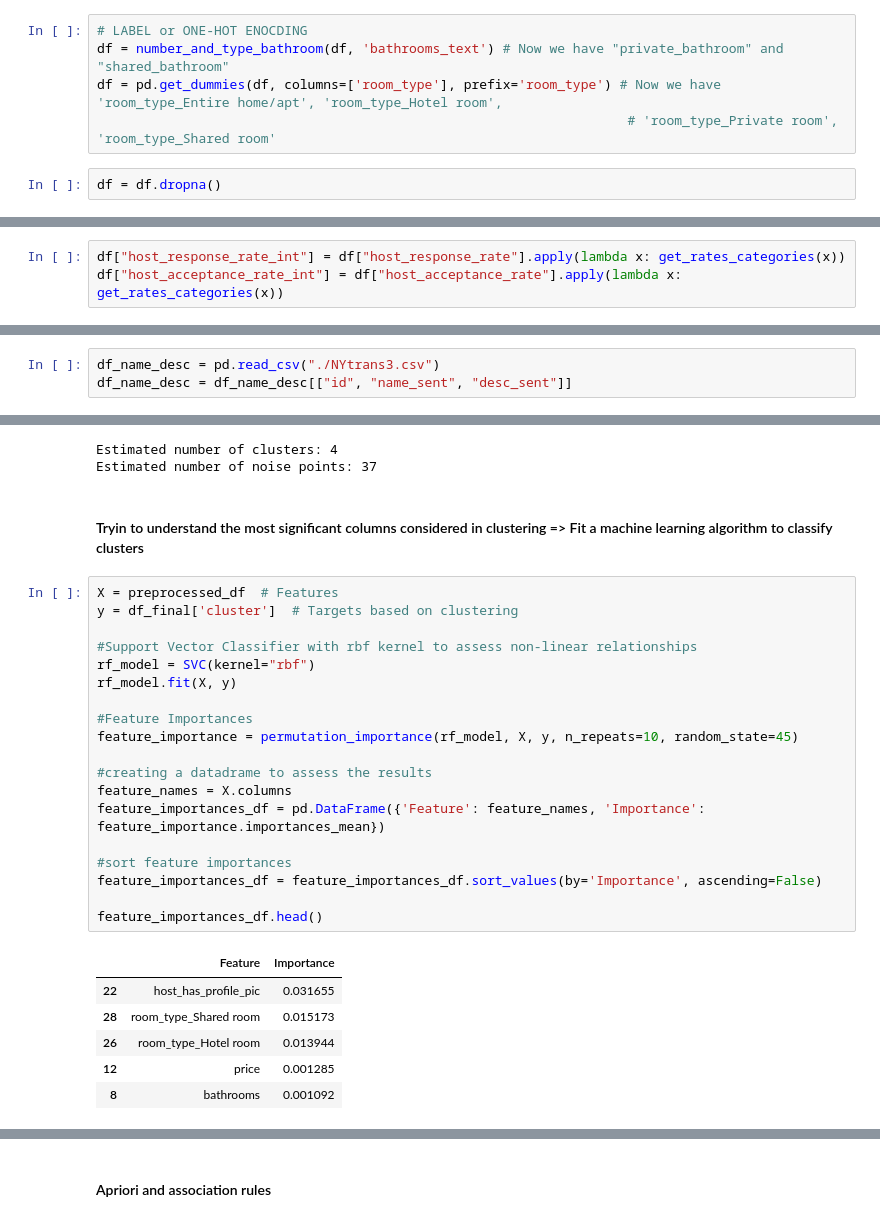
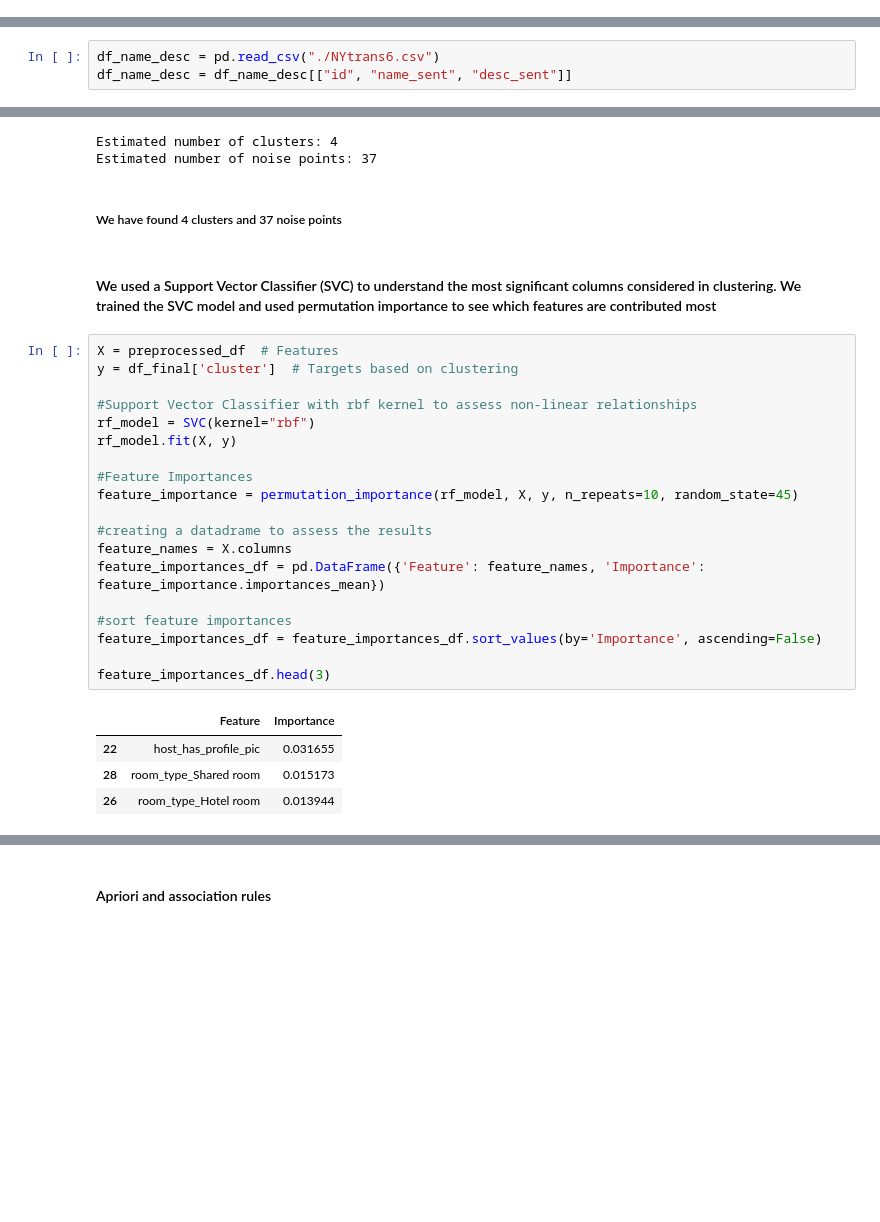
Before and after one commit to cecil7525/CompToolsAirBNB, a Jupyter notebook: cs4ds.ipynb, the cells around one changed output, grey strips where cells are left out. Saved outputs shown, nothing was run; the diff lists cells and outputs as text; blank space fills up the shorter version.

```diff
--- a/cs4ds.ipynb
+++ b/cs4ds.ipynb
@@ -123,7 +30,0 @@ df['price'] = df['price'].str.replace('$', '').str.replace(',', '').astype(float
-# %%
-# LABEL or ONE-HOT ENOCDING
-df = number_and_type_bathroom(df, 'bathrooms_text') # Now we have "private_bathroom" and "shared_bathroom"
-df = pd.get_dummies(df, columns=['room_type'], prefix='room_type') # Now we have 'room_type_Entire home/apt', 'room_type_Hotel room',
-                                                                    # 'room_type_Private room', 'room_type_Shared room'
-# %%
-df = df.dropna()
@@ -134,3 +30,0 @@ def get_rates_categories(col):
-# %%
-df["host_response_rate_int"] = df["host_response_rate"].apply(lambda x: get_rates_categories(x))
-df["host_acceptance_rate_int"] = df["host_acceptance_rate"].apply(lambda x: get_rates_categories(x))
@@ -139,5 +38,5 @@ df["host_acceptance_rate_int"] = df["host_acceptance_rate"].apply(lambda x: get_
 # %%
-df_name_desc = pd.read_csv("./NYtrans3.csv")
+df_name_desc = pd.read_csv("./NYtrans6.csv")
 df_name_desc = df_name_desc[["id", "name_sent", "desc_sent"]]
 # %%
 df = pd.merge(df, df_name_desc, on=["id"], how="inner")
@@ -242,32 +135,32 @@ print(f'Estimated number of noise points: {n_noise}')
 # %% [output]
 Estimated number of clusters: 4
 Estimated number of noise points: 37
+# %% [markdown]
+##### We have found 4 clusters and 37 noise points
 # %% [markdown]
-#### Tryin to understand the most significant columns considered in clustering => Fit a machine learning algorithm to classify clusters
+#### We used a Support Vector Classifier (SVC) to understand the most significant columns considered in clustering. We trained the SVC model and used permutation importance to see which features are contributed most
 # %%
 X = preprocessed_df  # Features
 y = df_final['cluster']  # Targets based on clustering
 
 #Support Vector Classifier with rbf kernel to assess non-linear relationships
 rf_model = SVC(kernel="rbf")
 rf_model.fit(X, y)
 
 #Feature Importances
 feature_importance = permutation_importance(rf_model, X, y, n_repeats=10, random_state=45)
 
 #creating a datadrame to assess the results
 feature_names = X.columns
 feature_importances_df = pd.DataFrame({'Feature': feature_names, 'Importance': feature_importance.importances_mean})
 
 #sort feature importances
 feature_importances_df = feature_importances_df.sort_values(by='Importance', ascending=False)
 
-feature_importances_df.head()
+feature_importances_df.head(3)
 # %% [output]
 |  | Feature | Importance |
 | 22 | host_has_profile_pic | 0.031655 |
 | 28 | room_type_Shared room | 0.015173 |
 | 26 | room_type_Hotel room | 0.013944 |
-| 12 | price | 0.001285 |
-| 8 | bathrooms | 0.001092 |
 # %% [markdown]
```
Also changed, not shown: parts of 77 cells of this notebook.
